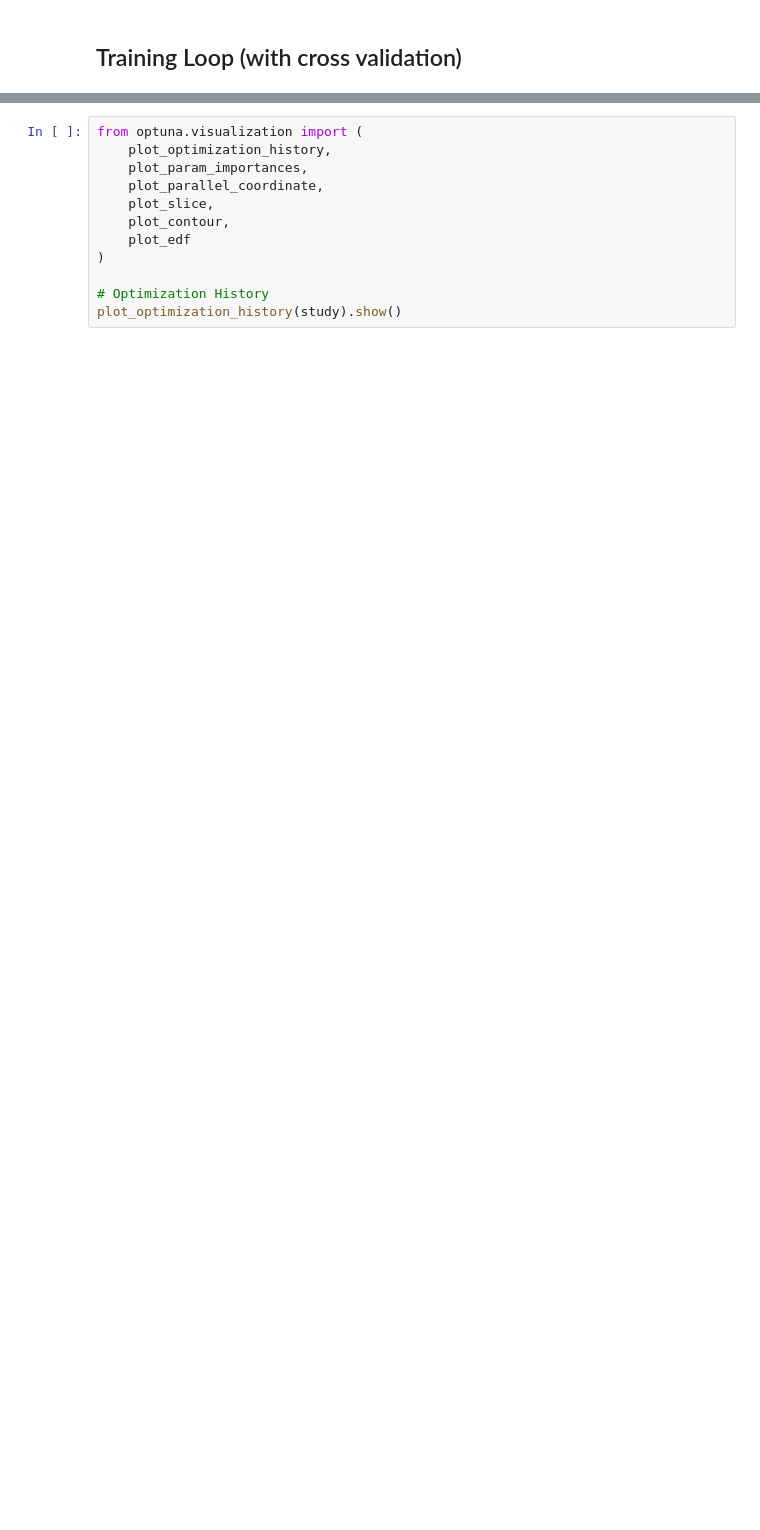
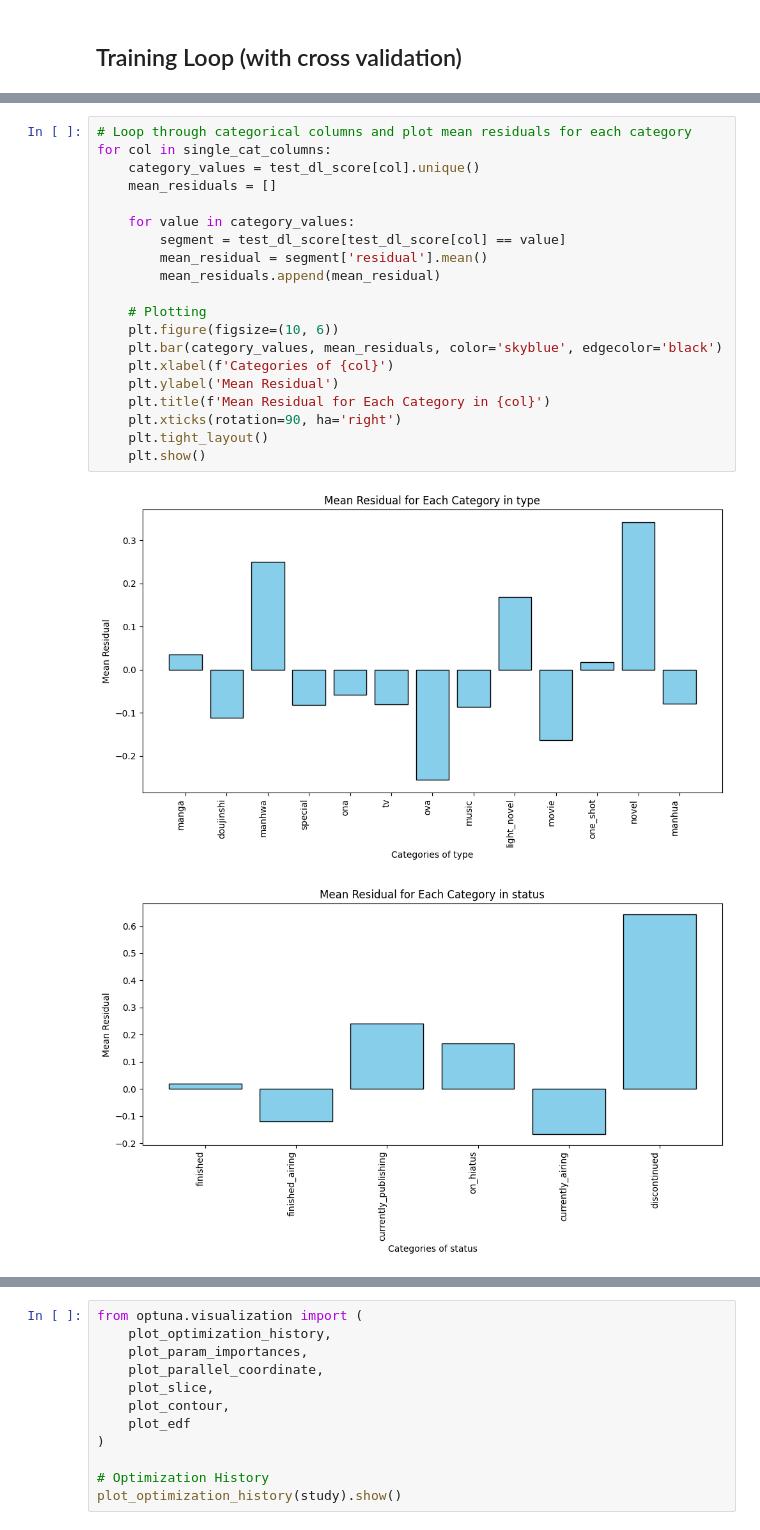
Before and after one commit to derickkan3356/anime-manga-theme-and-success-prediction, a Jupyter notebook: deep_learning.ipynb, the cells around one changed output, grey strips where cells are left out. Saved outputs shown, nothing was run; the diff lists cells and outputs as text; blank space fills up the shorter version.

```diff
--- a/deep_learning.ipynb
+++ b/deep_learning.ipynb
@@ -532,0 +685,23 @@ Best trial:
+# %%
+# Loop through categorical columns and plot mean residuals for each category
+for col in single_cat_columns:
+    category_values = test_dl_score[col].unique()
+    mean_residuals = []
+
+    for value in category_values:
+        segment = test_dl_score[test_dl_score[col] == value]
+        mean_residual = segment['residual'].mean()
+        mean_residuals.append(mean_residual)
+
+    # Plotting
+    plt.figure(figsize=(10, 6))
+    plt.bar(category_values, mean_residuals, color='skyblue', edgecolor='black')
+    plt.xlabel(f'Categories of {col}')
+    plt.ylabel('Mean Residual')
+    plt.title(f'Mean Residual for Each Category in {col}')
+    plt.xticks(rotation=90, ha='right')
+    plt.tight_layout()
+    plt.show()
+# %% [output]
+[figure, added]
+[figure, added]
```
Also changed, not shown: parts of 23 cells of this notebook, 2 other files.
